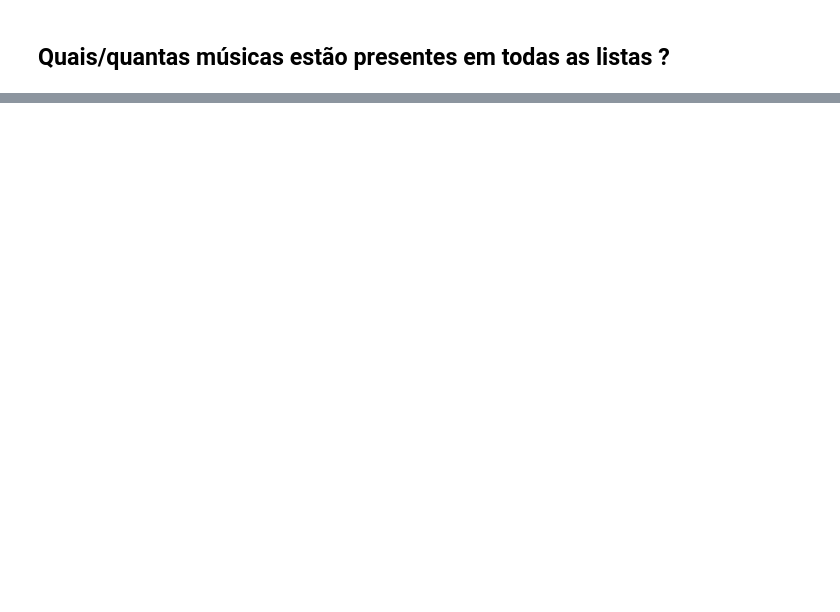
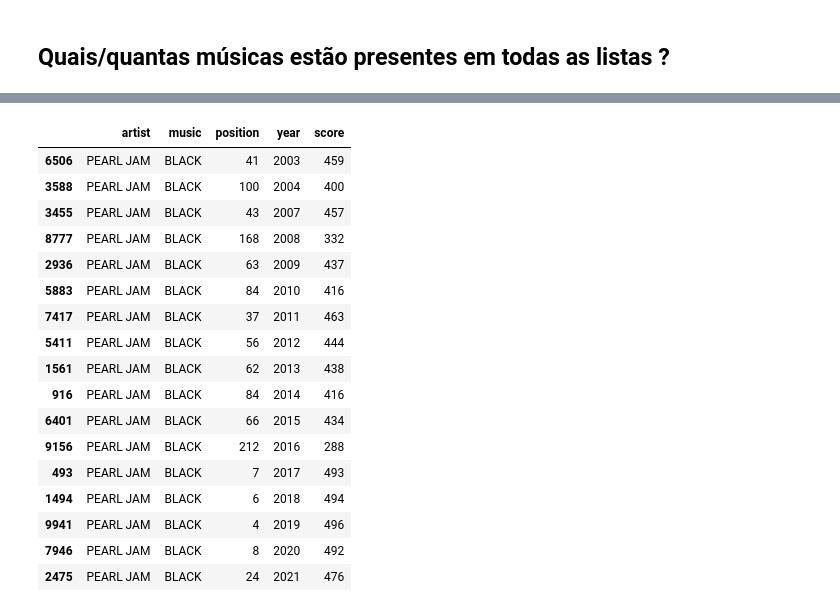
Before and after one commit to phsantosjr/as_500_da_kiss_fm, a Jupyter notebook: analysis.ipynb, the cells around one changed output, grey strips where cells are left out. Cells and saved outputs as stored; diff of their text form; code cells hidden in the pictures; blank space fills up the shorter version.

```diff
--- a/analysis.ipynb
+++ b/analysis.ipynb
@@ -101,0 +173,21 @@ dtype: int64
+# %%
+df_rank[(df_rank['artist']=='PEARL JAM') & (df_rank['music']=='BLACK')].sort_values('year')
+# %% [output]
+|  | artist | music | position | year | score |
+| 6506 | PEARL JAM | BLACK | 41 | 2003 | 459 |
+| 3588 | PEARL JAM | BLACK | 100 | 2004 | 400 |
+| 3455 | PEARL JAM | BLACK | 43 | 2007 | 457 |
+| 8777 | PEARL JAM | BLACK | 168 | 2008 | 332 |
+| 2936 | PEARL JAM | BLACK | 63 | 2009 | 437 |
+| 5883 | PEARL JAM | BLACK | 84 | 2010 | 416 |
+| 7417 | PEARL JAM | BLACK | 37 | 2011 | 463 |
+| 5411 | PEARL JAM | BLACK | 56 | 2012 | 444 |
+| 1561 | PEARL JAM | BLACK | 62 | 2013 | 438 |
+| 916 | PEARL JAM | BLACK | 84 | 2014 | 416 |
+| 6401 | PEARL JAM | BLACK | 66 | 2015 | 434 |
+| 9156 | PEARL JAM | BLACK | 212 | 2016 | 288 |
+| 493 | PEARL JAM | BLACK | 7 | 2017 | 493 |
+| 1494 | PEARL JAM | BLACK | 6 | 2018 | 494 |
+| 9941 | PEARL JAM | BLACK | 4 | 2019 | 496 |
+| 7946 | PEARL JAM | BLACK | 8 | 2020 | 492 |
+| 2475 | PEARL JAM | BLACK | 24 | 2021 | 476 |
```
Also changed, not shown: parts of 15 cells of this notebook, 1 other file.
